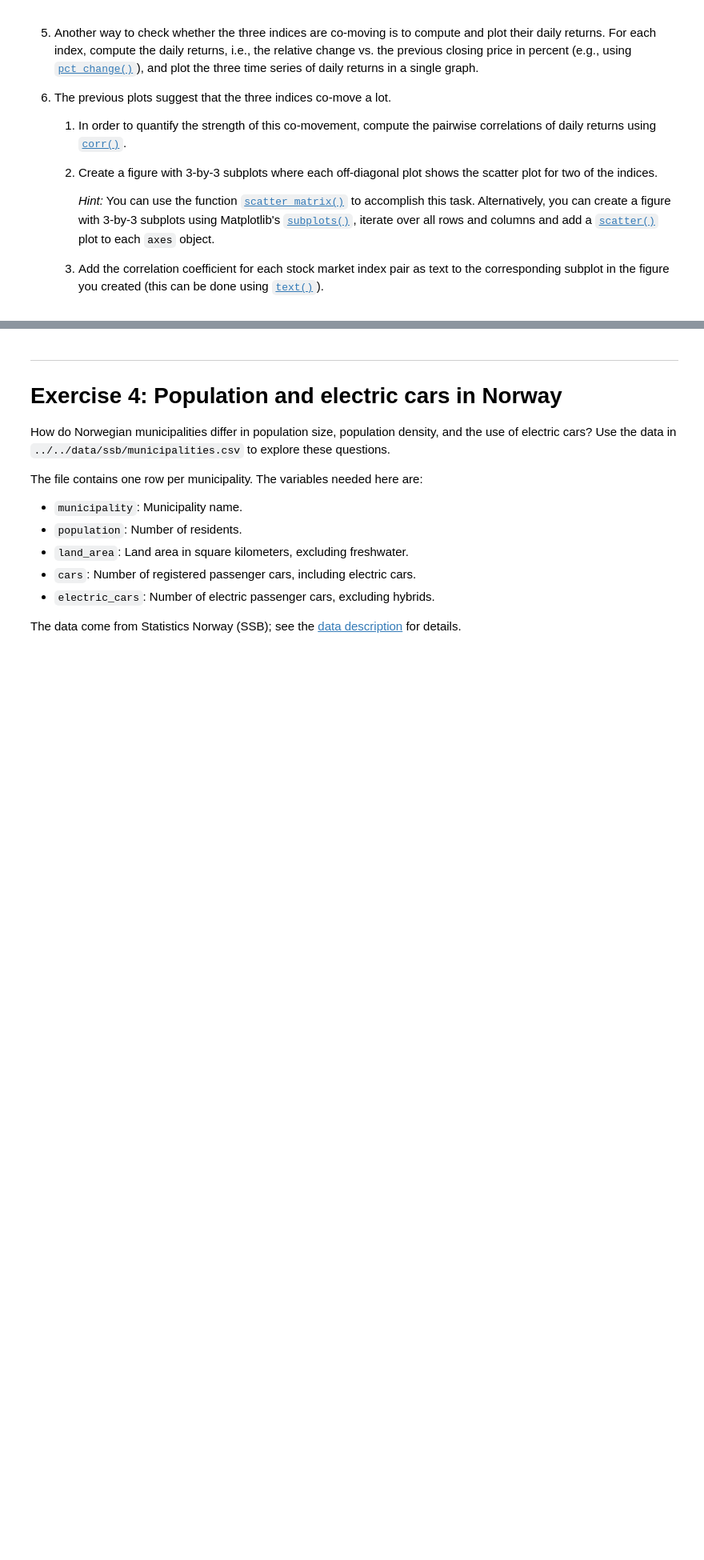
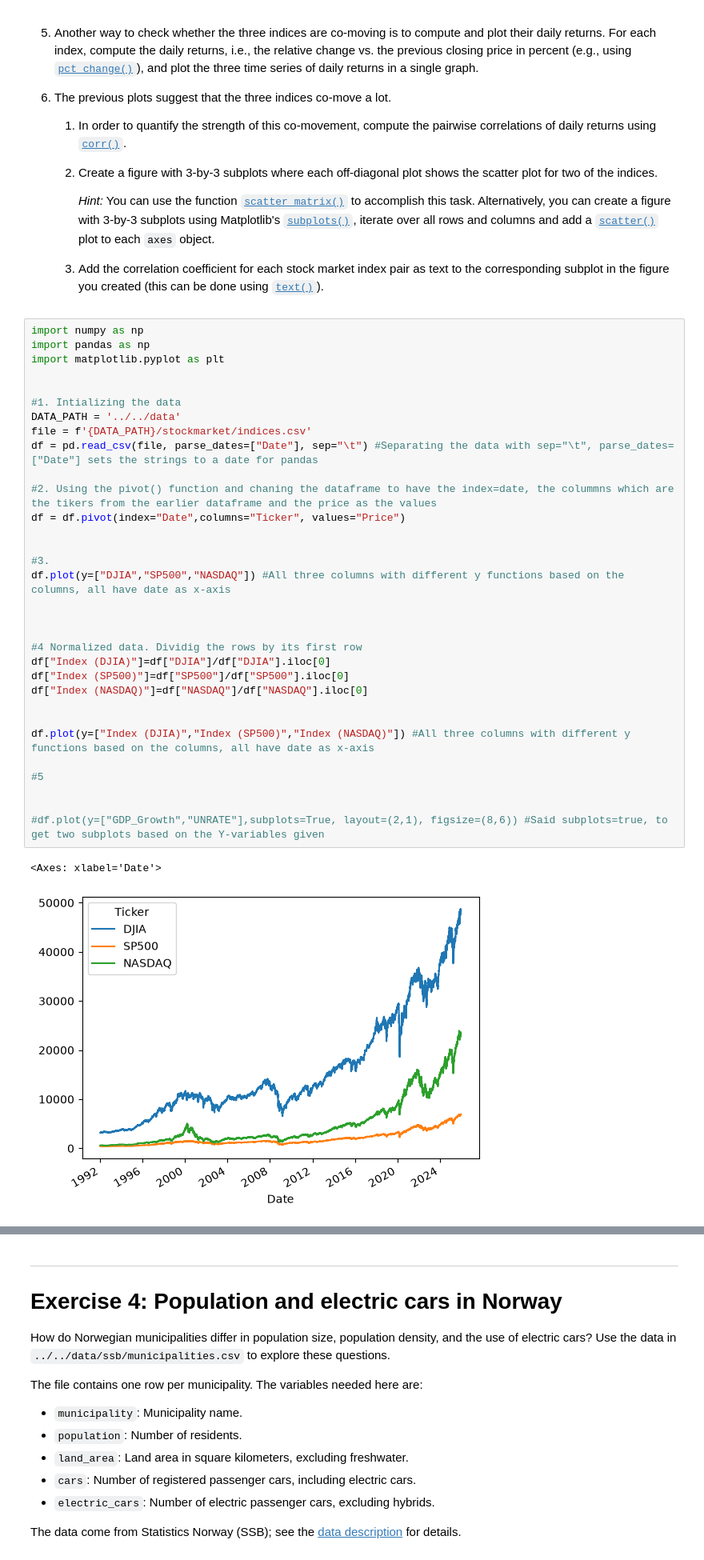
Before and after one commit to pl0gen/TECH2-H26, a Jupyter notebook: workshops/workshop3/workshop3 tasks.ipynb, the cells around one changed output, grey strips where cells are left out. Shown at 80% size. Drawn from its saved outputs; the diff is of its cells as text; blank space fills up the shorter version.

```diff
--- a/workshops/workshop3/workshop3 tasks.ipynb
+++ b/workshops/workshop3/workshop3 tasks.ipynb
@@ -222,3 +220,38 @@ Use the data in `indices.csv` from the folder `../../data/stockmarket` to solve
         as text to the corresponding subplot in the figure you created
         (this can be done using
         [`text()`](https://matplotlib.org/stable/api/_as_gen/matplotlib.pyplot.text.html)).
+# %%
+import numpy as np
+import pandas as np
+import matplotlib.pyplot as plt
+
+
+#1. Intializing the data
+DATA_PATH = '../../data'
+file = f'{DATA_PATH}/stockmarket/indices.csv'
+df = pd.read_csv(file, parse_dates=["Date"], sep="\t") #Separating the data with sep="\t", parse_dates=["Date"] sets the strings to a date for pandas
+
+#2. Using the pivot() function and chaning the dataframe to have the index=date, the colummns which are the tikers from the earlier dataframe and the price as the values
+df = df.pivot(index="Date",columns="Ticker", values="Price")
+
+
+#3.
+df.plot(y=["DJIA","SP500","NASDAQ"]) #All three columns with different y functions based on the columns, all have date as x-axis
+
+
+
+#4 Normalized data. Dividig the rows by its first row
+df["Index (DJIA)"]=df["DJIA"]/df["DJIA"].iloc[0]
+df["Index (SP500)"]=df["SP500"]/df["SP500"].iloc[0]
+df["Index (NASDAQ)"]=df["NASDAQ"]/df["NASDAQ"].iloc[0]
+
+
+df.plot(y=["Index (DJIA)","Index (SP500)","Index (NASDAQ)"]) #All three columns with different y functions based on the columns, all have date as x-axis
+
+#5
+
+
+#df.plot(y=["GDP_Growth","UNRATE"],subplots=True, layout=(2,1), figsize=(8,6)) #Said subplots=true, to get two subplots based on the Y-variables given
+# %% [output]
+<Axes: xlabel='Date'>
+[figure, added]
```
Also changed, not shown: parts of 2 cells of this notebook, 1 other file.
